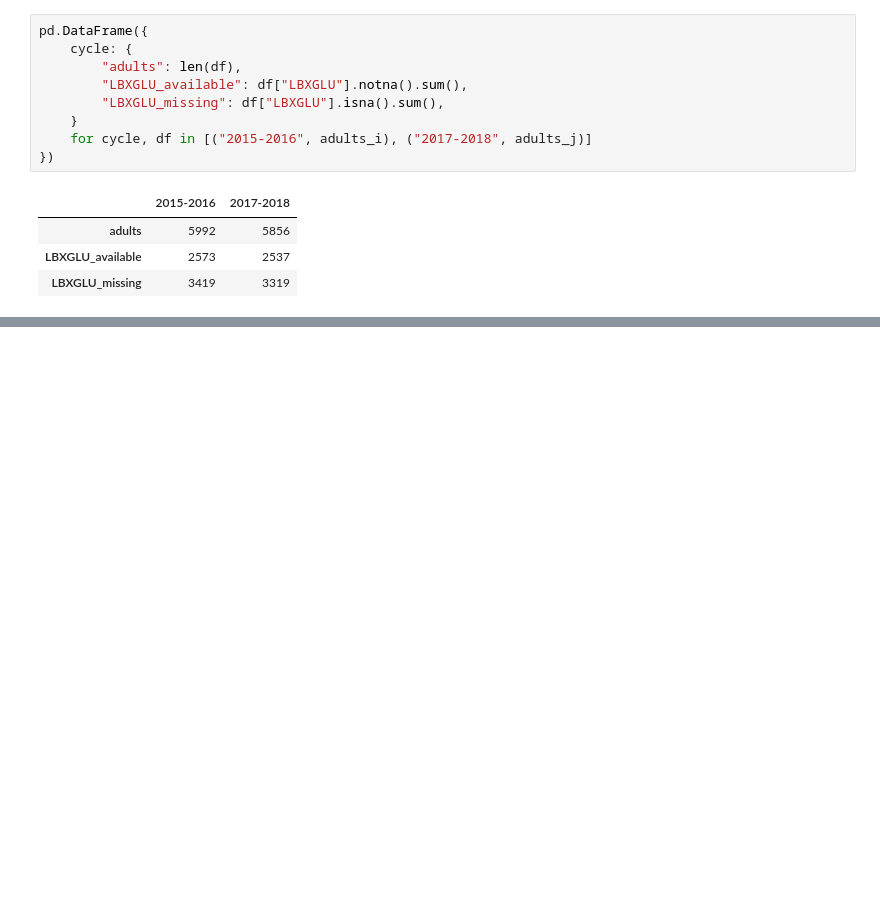
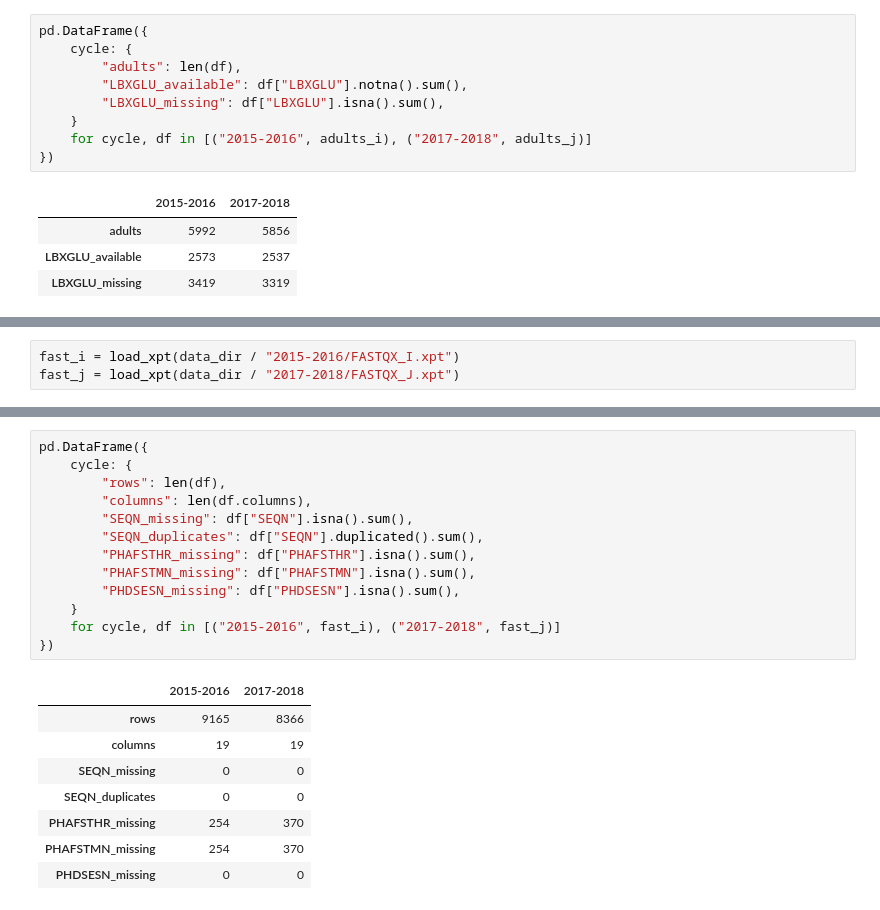
Before and after one commit to FeliksWatterson/diabetes-ml-fairness, a Jupyter notebook: diabetes-project/notebooks/01_data_preprocessing.ipynb, the cells around one changed output, grey strips where cells are left out. Drawn from its saved outputs; the diff is of its cells as text; blank space fills up the shorter version.

```diff
--- a/diabetes-project/notebooks/01_data_preprocessing.ipynb
+++ b/diabetes-project/notebooks/01_data_preprocessing.ipynb
@@ -299 +299,4 @@ pd.DataFrame({
 | glucose_with_missing_weight | 0 | 0 |
+# %%
+fast_i = load_xpt(data_dir / "2015-2016/FASTQX_I.xpt")
+fast_j = load_xpt(data_dir / "2017-2018/FASTQX_J.xpt")
@@ -299,0 +323,22 @@ pd.DataFrame({
+# %%
+pd.DataFrame({
+    cycle: {
+        "rows": len(df),
+        "columns": len(df.columns),
+        "SEQN_missing": df["SEQN"].isna().sum(),
+        "SEQN_duplicates": df["SEQN"].duplicated().sum(),
+        "PHAFSTHR_missing": df["PHAFSTHR"].isna().sum(),
+        "PHAFSTMN_missing": df["PHAFSTMN"].isna().sum(),
+        "PHDSESN_missing": df["PHDSESN"].isna().sum(),
+    }
+    for cycle, df in [("2015-2016", fast_i), ("2017-2018", fast_j)]
+})
+# %% [output]
+|  | 2015-2016 | 2017-2018 |
+| rows | 9165 | 8366 |
+| columns | 19 | 19 |
+| SEQN_missing | 0 | 0 |
+| SEQN_duplicates | 0 | 0 |
+| PHAFSTHR_missing | 254 | 370 |
+| PHAFSTMN_missing | 254 | 370 |
+| PHDSESN_missing | 0 | 0 |
```
Also changed, not shown: parts of 5 cells of this notebook, 2 other files.
